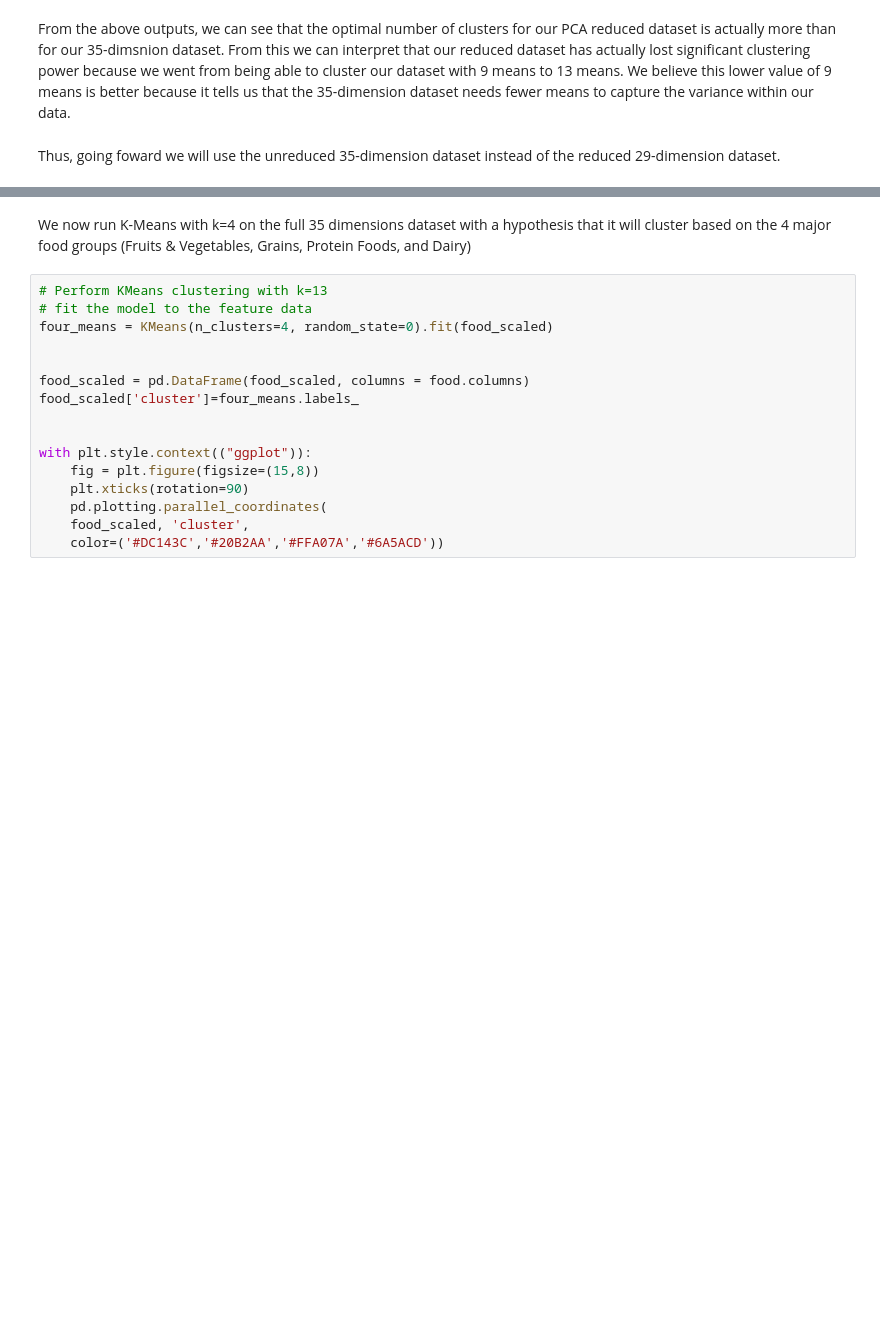
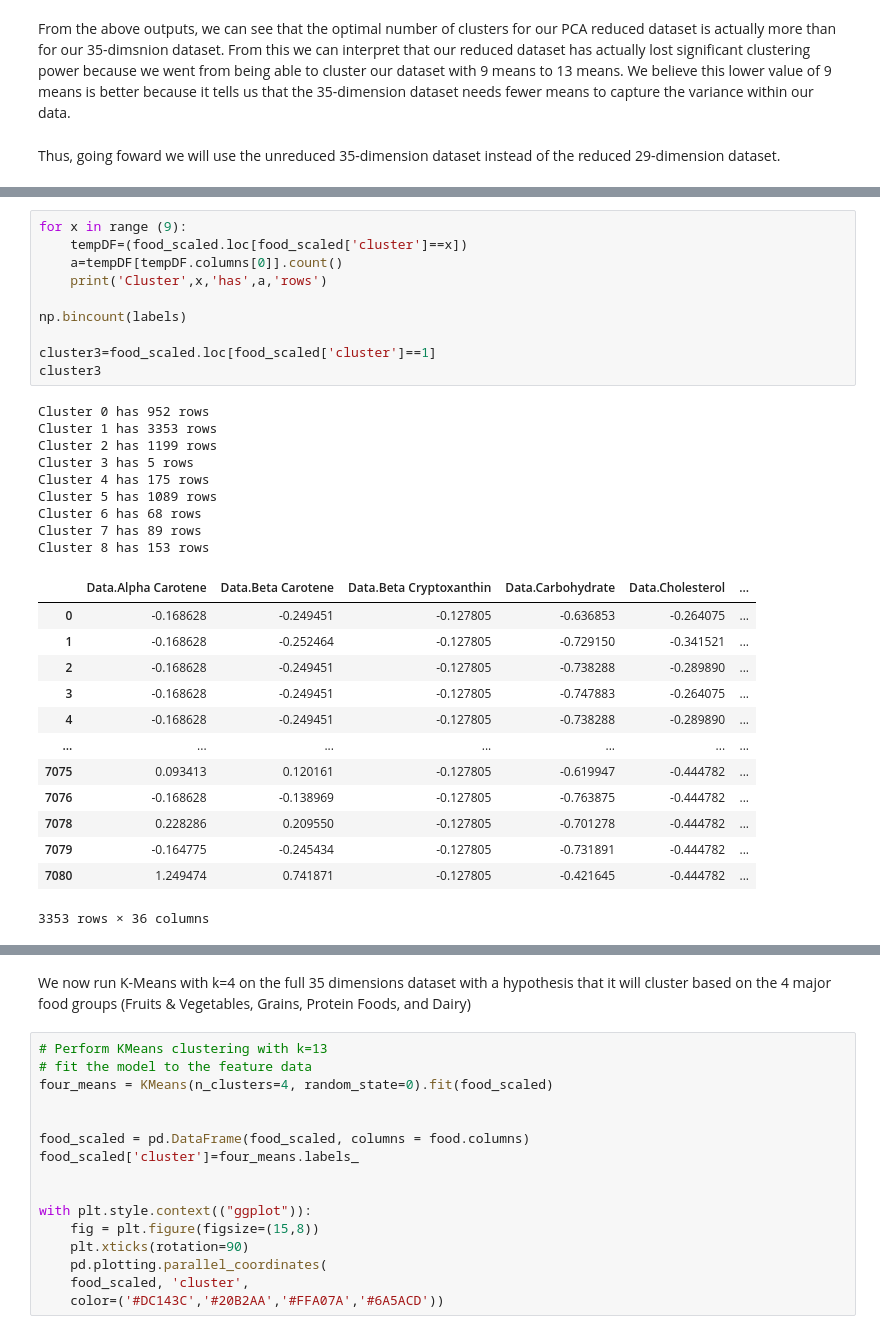
Before and after one commit to SaifA21/MSCI-446-Project, a Jupyter notebook: Final.ipynb, the cells around one changed output, grey strips where cells are left out. Drawn from its saved outputs; the diff is of its cells as text; blank space fills up the shorter version.

```diff
--- a/Final.ipynb
+++ b/Final.ipynb
@@ -251,0 +269,33 @@ We now run K-Means clustering with the optimal number of clusters (9) on the 35-
+# %%
+for x in range (9):
+    tempDF=(food_scaled.loc[food_scaled['cluster']==x])
+    a=tempDF[tempDF.columns[0]].count()
+    print('Cluster',x,'has',a,'rows')
+
+np.bincount(labels)
+
+cluster3=food_scaled.loc[food_scaled['cluster']==1]
+cluster3
+# %% [output]
+Cluster 0 has 952 rows
+Cluster 1 has 3353 rows
+Cluster 2 has 1199 rows
+Cluster 3 has 5 rows
+Cluster 4 has 175 rows
+Cluster 5 has 1089 rows
+Cluster 6 has 68 rows
+Cluster 7 has 89 rows
+Cluster 8 has 153 rows
+|  | Data.Alpha Carotene | Data.Beta Carotene | Data.Beta Cryptoxanthin | Data.Carbohydrate | Data.Cholesterol | ... |
+| 0 | -0.168628 | -0.249451 | -0.127805 | -0.636853 | -0.264075 | ... |
+| 1 | -0.168628 | -0.252464 | -0.127805 | -0.729150 | -0.341521 | ... |
+| 2 | -0.168628 | -0.249451 | -0.127805 | -0.738288 | -0.289890 | ... |
+| 3 | -0.168628 | -0.249451 | -0.127805 | -0.747883 | -0.264075 | ... |
+| 4 | -0.168628 | -0.249451 | -0.127805 | -0.738288 | -0.289890 | ... |
+| ... | ... | ... | ... | ... | ... | ... |
+| 7075 | 0.093413 | 0.120161 | -0.127805 | -0.619947 | -0.444782 | ... |
+| 7076 | -0.168628 | -0.138969 | -0.127805 | -0.763875 | -0.444782 | ... |
+| 7078 | 0.228286 | 0.209550 | -0.127805 | -0.701278 | -0.444782 | ... |
+| 7079 | -0.164775 | -0.245434 | -0.127805 | -0.731891 | -0.444782 | ... |
+| 7080 | 1.249474 | 0.741871 | -0.127805 | -0.421645 | -0.444782 | ... |
+3353 rows × 36 columns
```
Also changed, not shown: parts of 13 cells of this notebook.
